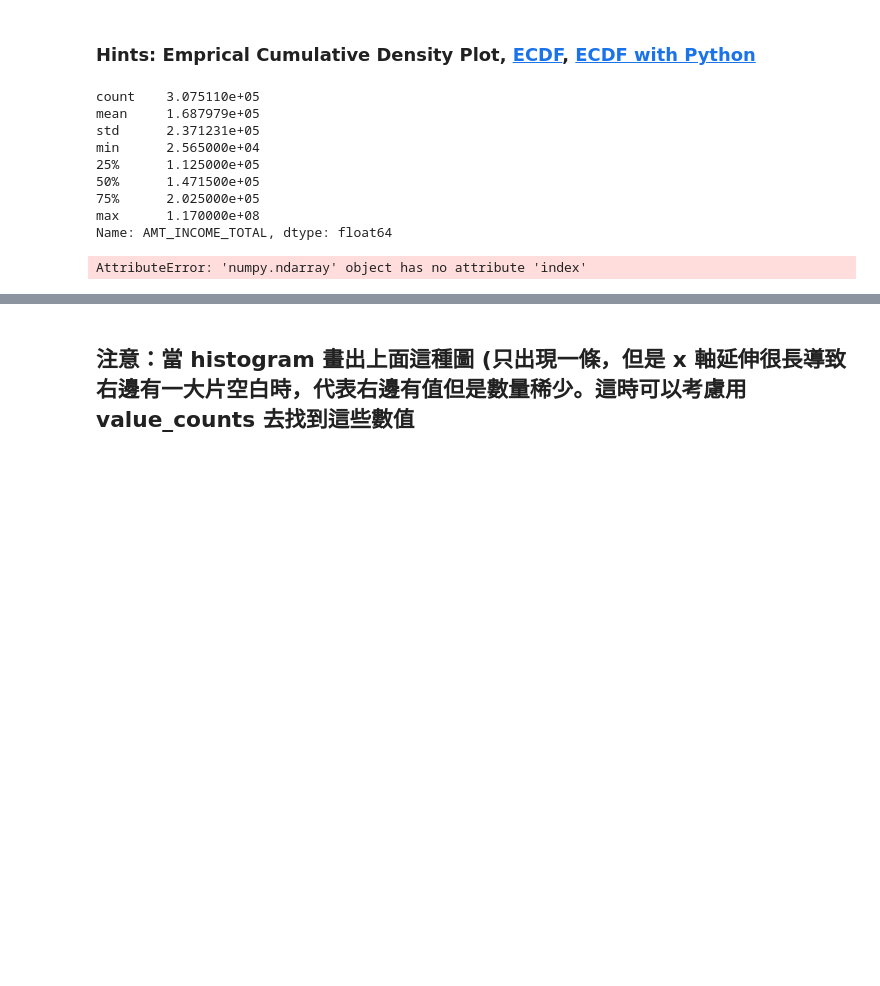
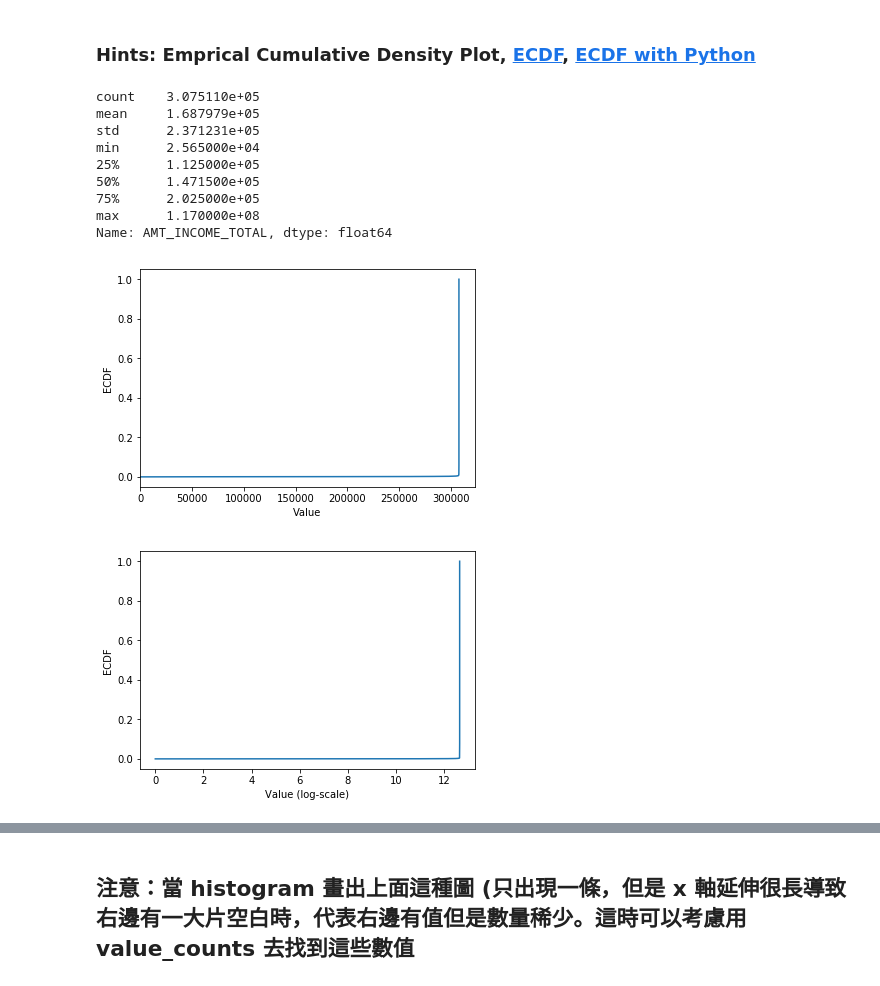
Before and after one commit to luokamars/3rd-ML100Days, a Jupyter notebook: homework/Day_009_HW_test.ipynb, the cells around one changed output, grey strips where cells are left out. Cells and saved outputs as stored; diff of their text form; code cells hidden in the pictures; blank space fills up the shorter version.

```diff
--- a/homework/Day_009_HW_test.ipynb
+++ b/homework/Day_009_HW_test.ipynb
@@ -66,40 +90,40 @@ def empirical_cdf(data):
 # %%
 # 最大值離平均與中位數很遠
 print(app_train['AMT_INCOME_TOTAL'].describe())
+cdf = []
+# 繪製 Empirical Cumulative Density Plot (ECDF)
+cdf = app_train.loc[:, ['AMT_INCOME_TOTAL']]
+#use the function on the data
+cdf = cdf.sort_values(by=['AMT_INCOME_TOTAL'])
+cdf = cdf.reset_index(drop=True)
 
-# 繪製 Empirical Cumulative Density Plot (ECDF)
-
-
-
-#use the function on the setosa iris data
-cdf,test = empirical_cdf(app_train['AMT_INCOME_TOTAL'])
 plt.plot(list(cdf.index), cdf/cdf.max())
 plt.xlabel('Value')
 plt.ylabel('ECDF')
 plt.xlim([cdf.index.min(), cdf.index.max() * 1.05]) # 限制顯示圖片的範圍
 plt.ylim([-0.05,1.05]) # 限制顯示圖片的範圍
-
 plt.show()
 
 #改變 y 軸的 Scale, 讓我們可以正常檢視 ECDF
-#plt.plot(np.log(list(cdf.index)), cdf/cdf.max())
-#plt.xlabel('Value (log-scale)')
-#plt.ylabel('ECDF')
+plt.plot(np.log(list(cdf.index)), cdf/cdf.max())
+plt.xlabel('Value (log-scale)')
+plt.ylabel('ECDF')
 
-#plt.ylim([-0.05,1.05]) # 限制顯示圖片的範圍
+plt.ylim([-0.05,1.05]) # 限制顯示圖片的範圍
 
-#plt.show()
+plt.show()
 # %% [output]
 count    3.075110e+05
 mean     1.687979e+05
 std      2.371231e+05
 min      2.565000e+04
 25%      1.125000e+05
 50%      1.471500e+05
 75%      2.025000e+05
 max      1.170000e+08
 Name: AMT_INCOME_TOTAL, dtype: float64
-AttributeError: 'numpy.ndarray' object has no attribute 'index'
+[figure, added]
+[figure, added]
 # %% [markdown]
 ## 補充：Normal dist 的 ECDF
 ![ecdf_normal](https://au.mathworks.com/help/examples/stats/win64/PlotEmpiricalCdfAndCompareWithSamplingDistributionExample_01.png)
```
Also changed, not shown: parts of 5 cells of this notebook.
